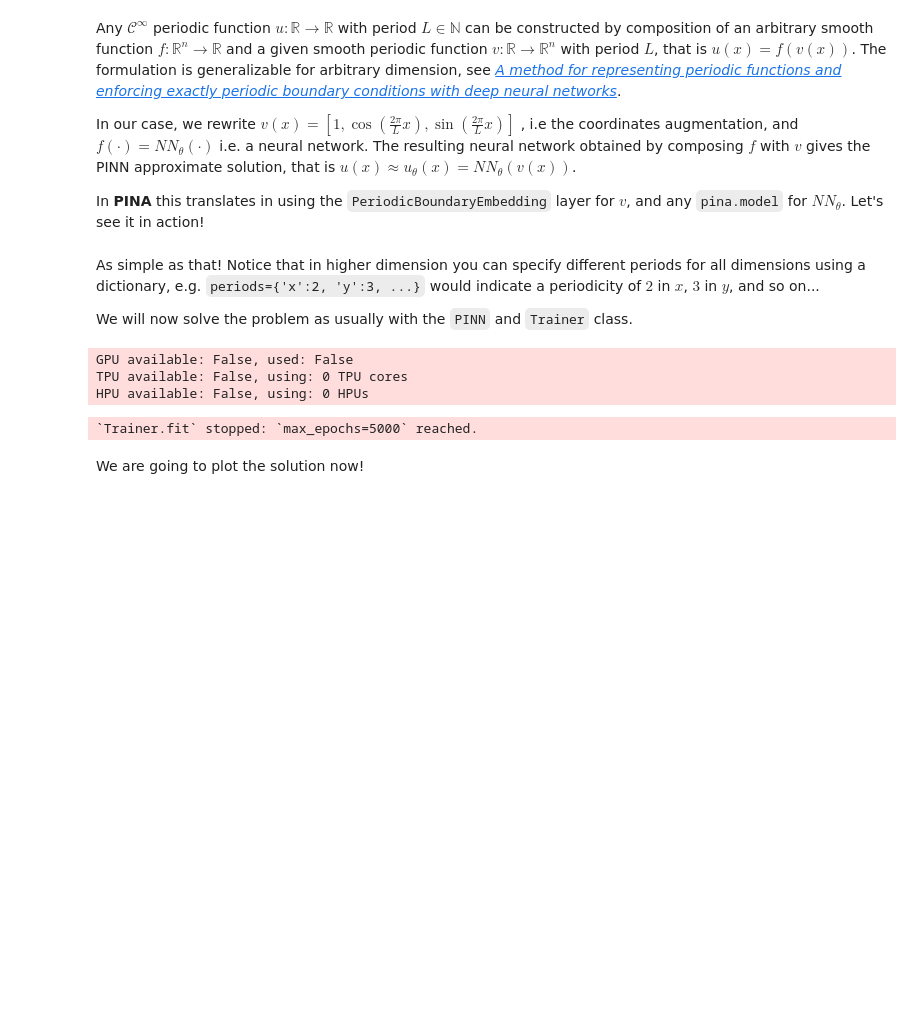
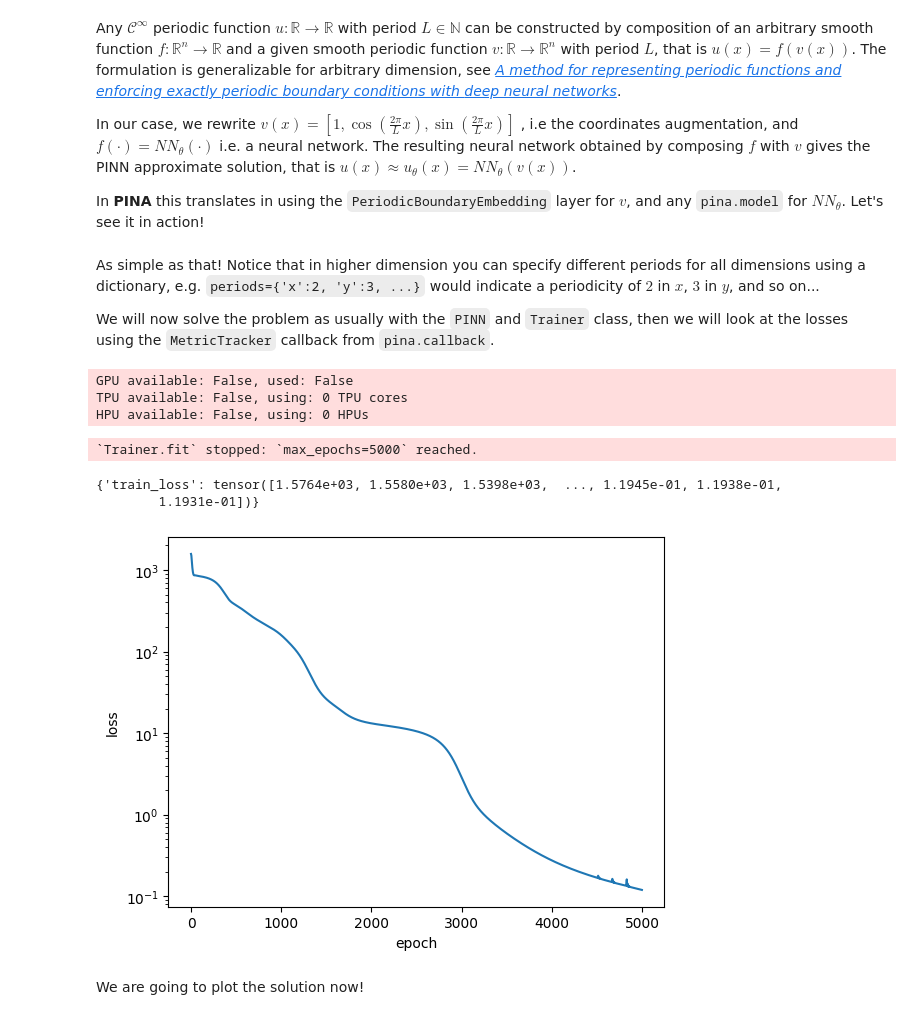
Before and after one commit to mathLab/PINA, a Jupyter notebook: tutorials/tutorial9/tutorial.ipynb, the cells around one changed output. Drawn from its saved outputs; the diff is of its cells as text; code cells hidden in the pictures; blank space fills up the shorter version.

```diff
--- a/tutorials/tutorial9/tutorial.ipynb
+++ b/tutorials/tutorial9/tutorial.ipynb
@@ -124,16 +127,39 @@ As simple as that! Notice that in higher dimension you can specify different per
 for all dimensions using a dictionary, e.g. `periods={'x':2, 'y':3, ...}`
 would indicate a periodicity of $2$ in $x$, $3$ in $y$, and so on...
 
-We will now solve the problem as usually with the `PINN` and `Trainer` class.
+We will now solve the problem as usually with the `PINN` and `Trainer` class, then we will look at the losses using the `MetricTracker` callback from `pina.callback`.
 # %%
-pinn = PINN(problem=problem, model=model)
-trainer = Trainer(pinn, max_epochs=5000, accelerator='cpu', enable_model_summary=False) # we train on CPU and avoid model summary at beginning of training (optional)
+from pina.callback import MetricTracker
+from pina.optim import TorchOptimizer
+
+pinn = PINN(problem=problem, model=model, optimizer=TorchOptimizer(torch.optim.Adam, lr=0.001))
+trainer = Trainer(pinn, max_epochs=5000, accelerator='cpu', enable_model_summary=False, # we train on CPU and avoid model summary at beginning of training (optional)
+                  logger=True,
+                  callbacks=[MetricTracker()],
+                  train_size=1.0,
+                  val_size=0.0,
+                  test_size=0.0)
 trainer.train()
 # %% [output]
 GPU available: False, used: False
 TPU available: False, using: 0 TPU cores
 HPU available: False, using: 0 HPUs
 `Trainer.fit` stopped: `max_epochs=5000` reached.
+# %%
+#plot loss
+trainer_metrics = trainer.callbacks[0].metrics
+print(trainer.callbacks[0].metrics)
+loss = trainer_metrics['train_loss']
+epochs = range(len(loss))
+plt.plot(epochs, loss.cpu())
+# plotting
+plt.xlabel('epoch')
+plt.ylabel('loss')
+plt.yscale('log')
+# %% [output]
+{'train_loss': tensor([1.5764e+03, 1.5580e+03, 1.5398e+03,  ..., 1.1945e-01, 1.1938e-01,
+        1.1931e-01])}
+[figure, added]
 # %% [markdown]
 We are going to plot the solution now!
 # %%
```
Also changed, not shown: parts of 3 cells of this notebook, 26 other files.
